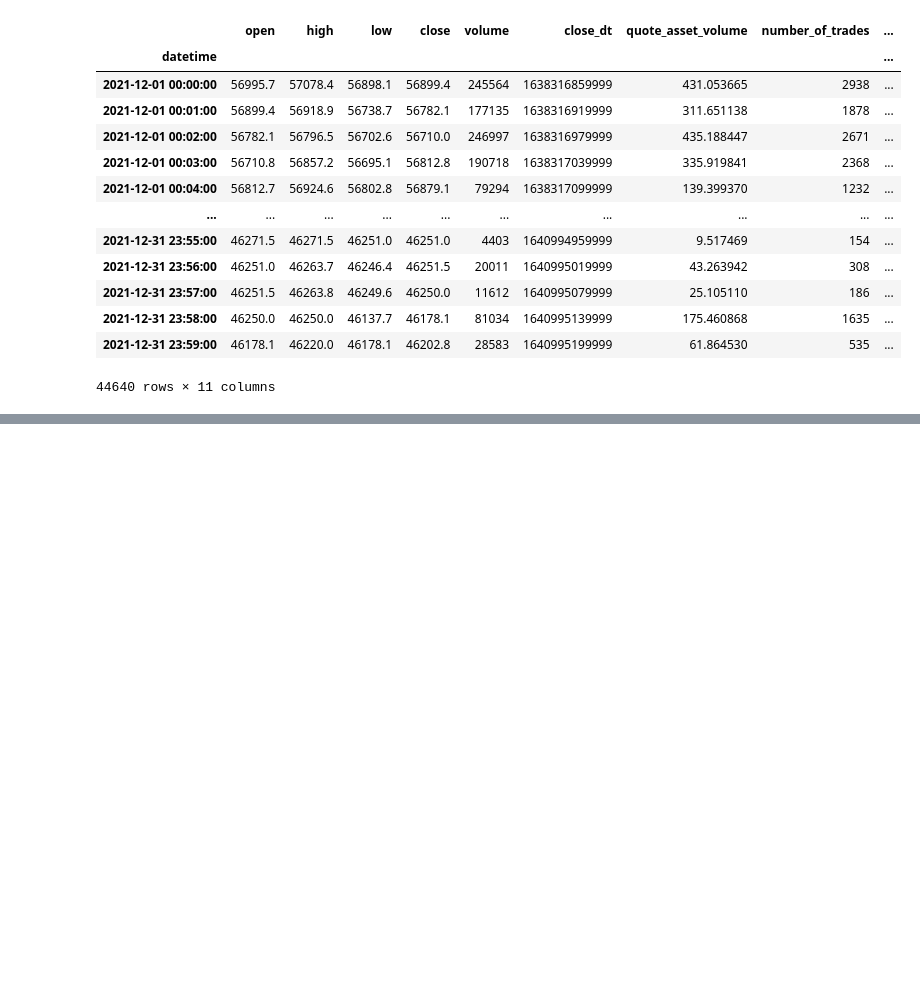
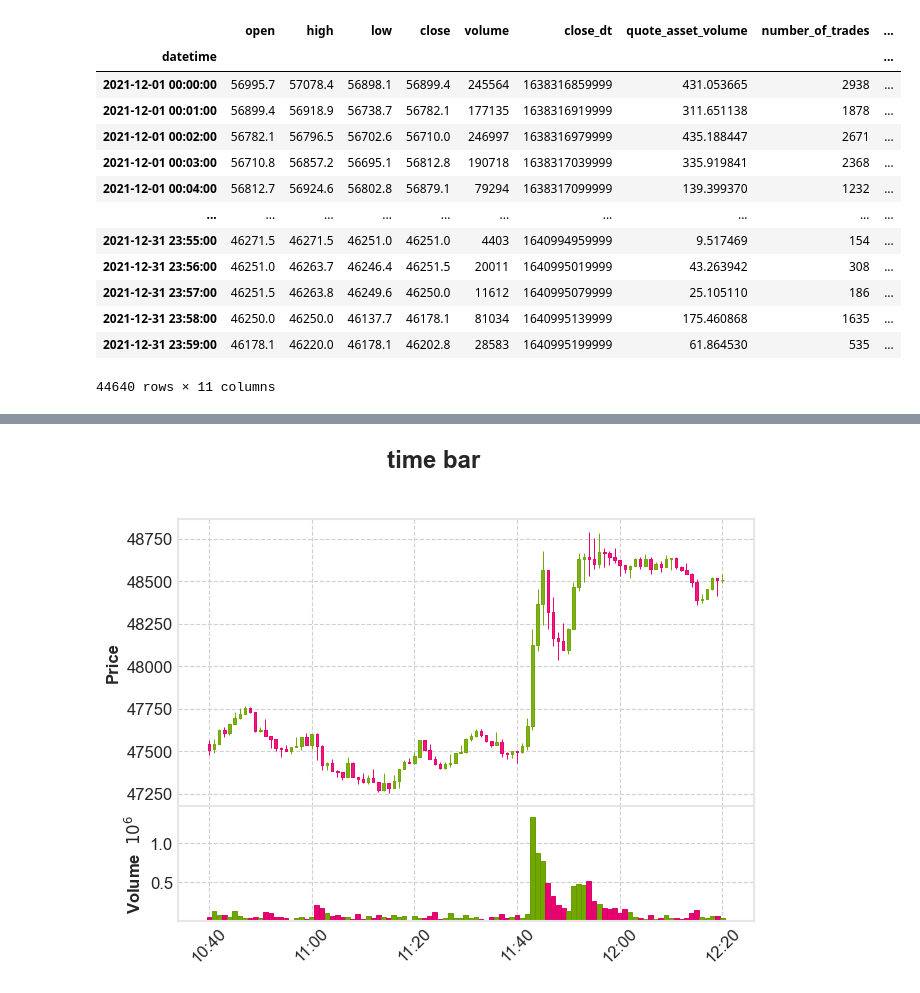
Before and after one commit to sharavsambuu/volatility-exps, a Jupyter notebook: plot_volatility.ipynb, the cells around one changed output, grey strips where cells are left out. Cells and saved outputs as stored; diff of their text form; code cells hidden in the pictures; blank space fills up the shorter version.

```diff
--- a/plot_volatility.ipynb
+++ b/plot_volatility.ipynb
@@ -67,0 +117,5 @@ mpf.plot(df["2021-12-06":"2021-12-06"], type='candle', volume=True, style='binan
+# %%
+# time bars
+mpf.plot(df["2021-12-06 10:40":"2021-12-06 12:20"], type='candle', title='time bar', volume=True, style='binance')
+# %% [output]
+[figure, added]
```
Also changed, not shown: parts of 11 cells of this notebook, 2 other files.
